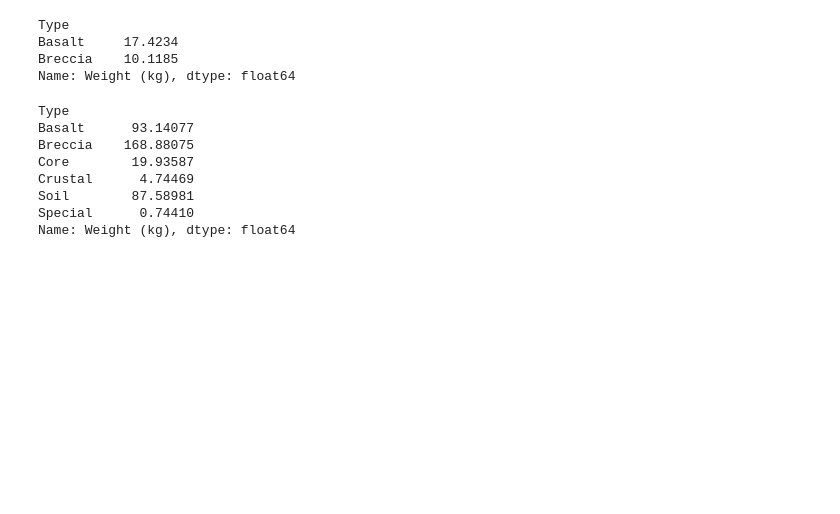
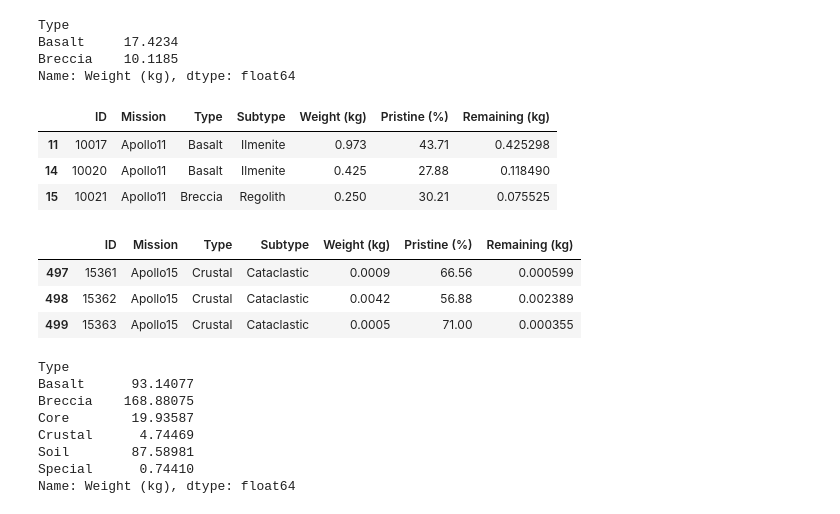
Before and after one commit to Lee-Security/pythonProject, a Jupyter notebook: 01_달탐사_미션.ipynb, the cells around one changed output. Drawn from its saved outputs; the diff is of its cells as text; code cells hidden in the pictures; blank space fills up the shorter version.

```diff
--- a/01_달탐사_미션.ipynb
+++ b/01_달탐사_미션.ipynb
@@ -806,6 +793,8 @@ Name: count, dtype: int64
 Name: Type, dtype: bool
 # %%
 # low_samples['Type'] 의 값이 'Basalt'이거나 'Breccia'인 행만 추출해서 needed_samples 데이터프레임 만들기
+needed_samples = low_samples.loc[low_samples['Type'].isin(['Basalt','Breccia'])]
+needed_samples
 # %% [output]
 |  | ID | Mission | Type | Subtype | Weight (kg) | Pristine (%) | Remaining (kg) |
 | 11 | 10017 | Apollo11 | Basalt | Ilmenite | 0.9730 | 43.71 | 0.425298 |
@@ -851,3 +843,17 @@ Name: Weight (kg), dtype: float64
+# %%
+needed_samples.head(3)
+# %% [output]
+|  | ID | Mission | Type | Subtype | Weight (kg) | Pristine (%) | Remaining (kg) |
+| 11 | 10017 | Apollo11 | Basalt | Ilmenite | 0.973 | 43.71 | 0.425298 |
+| 14 | 10020 | Apollo11 | Basalt | Ilmenite | 0.425 | 27.88 | 0.118490 |
+| 15 | 10021 | Apollo11 | Breccia | Regolith | 0.250 | 30.21 | 0.075525 |
+# %%
+crustal.head(3)
+# %% [output]
+|  | ID | Mission | Type | Subtype | Weight (kg) | Pristine (%) | Remaining (kg) |
+| 497 | 15361 | Apollo15 | Crustal | Cataclastic | 0.0009 | 66.56 | 0.000599 |
+| 498 | 15362 | Apollo15 | Crustal | Cataclastic | 0.0042 | 56.88 | 0.002389 |
+| 499 | 15363 | Apollo15 | Crustal | Cataclastic | 0.0005 | 71.00 | 0.000355 |
 # %%
 # rock_samples 데이터프레임에서 'Type'으로 groupby 해서 암석 샘플의 중량의 합을 구한다.
 #           -> 아폴로 임무에서 처음부터 수집이 안된 암석을 구한다.
```
Also changed, not shown: parts of 19 cells of this notebook.
